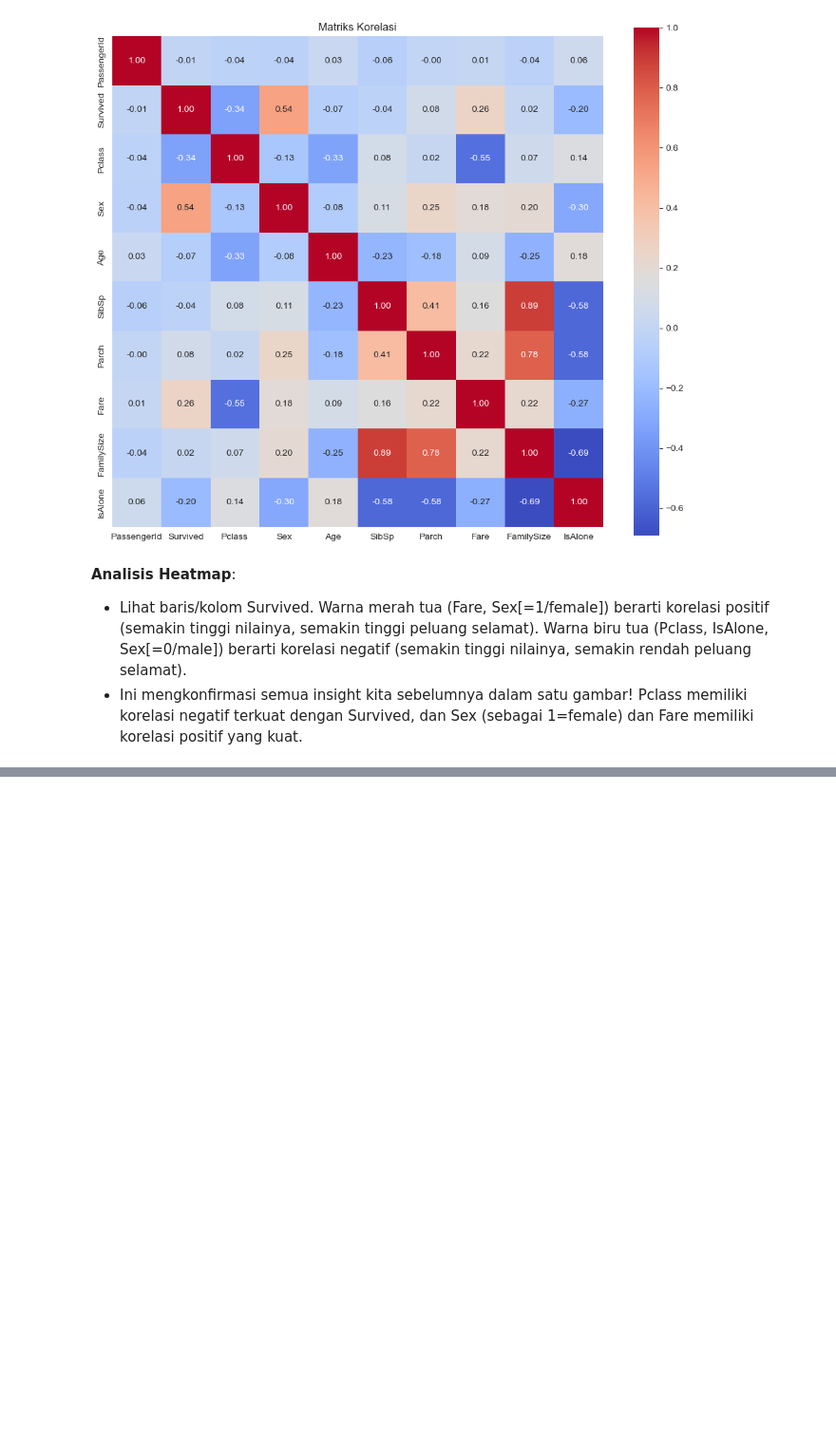
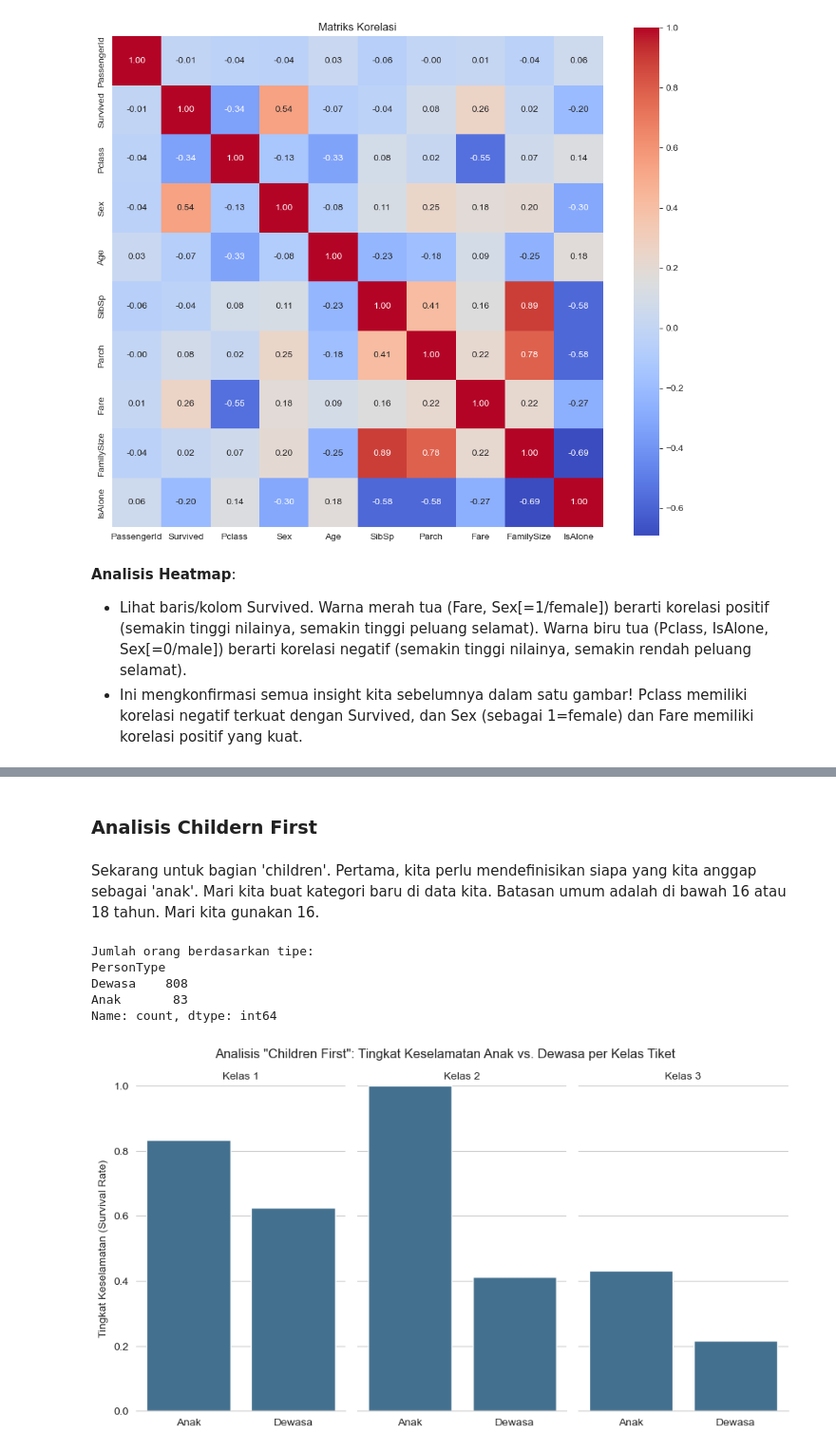
Before and after one commit to Ulinuhabduh/ML-Journey, a Jupyter notebook: Bulan 1/01-First-Data-Load.ipynb, the cells around one changed output, grey strips where cells are left out. Shown at 95% size. Cells and saved outputs as stored; diff of their text form; code cells hidden in the pictures; blank space fills up the shorter version.

```diff
--- a/Bulan 1/01-First-Data-Load.ipynb
+++ b/Bulan 1/01-First-Data-Load.ipynb
@@ -458,0 +482,41 @@ plt.show()
+# %% [markdown]
+### Analisis Childern First
+# %% [markdown]
+Sekarang untuk bagian 'children'. Pertama, kita perlu mendefinisikan siapa yang kita anggap sebagai 'anak'. Mari kita buat kategori baru di data kita. Batasan umum adalah di bawah 16 atau 18 tahun. Mari kita gunakan 16.
+# %%
+# Langkah 1: Definisikan siapa itu 'anak'
+# Kita buat kolom baru 'PersonType'
+df['PersonType'] = 'Dewasa' # Default semua orang adalah dewasa
+df.loc[df['Age'] < 16, 'PersonType'] = 'Anak' # Timpa menjadi 'Anak' jika usia < 16
+
+# Verifikasi cepat
+print("Jumlah orang berdasarkan tipe:")
+print(df['PersonType'].value_counts())
+print("\n")
+
+
+# Langkah 2: Buat visualisasinya
+# Analisis "Children First"
+g = sns.catplot(x="PersonType", y="Survived", col="Pclass",
+                data=df, saturation=.5,
+                kind="bar", errorbar=None, aspect=.6,
+                order=['Anak', 'Dewasa']) # Tentukan urutan agar 'Anak' selalu di kiri
+
+# Membuat judul dan label lebih jelas
+(g.set_axis_labels("", "Tingkat Keselamatan (Survival Rate)")
+  .set_titles("Kelas {col_name}")
+  .set(ylim=(0, 1))
+  .despine(left=True))
+
+plt.suptitle('Analisis "Children First": Tingkat Keselamatan Anak vs. Dewasa per Kelas Tiket', y=1.03)
+plt.show()
+
+# Jangan lupa hapus kolom sementara jika tidak diperlukan lagi untuk analisis selanjutnya
+# df.drop('PersonType', axis=1, inplace=True)
+# %% [output]
+Jumlah orang berdasarkan tipe:
+PersonType
+Dewasa    808
+Anak       83
+Name: count, dtype: int64
+[figure, added]
```
Also changed, not shown: parts of 22 cells of this notebook.
